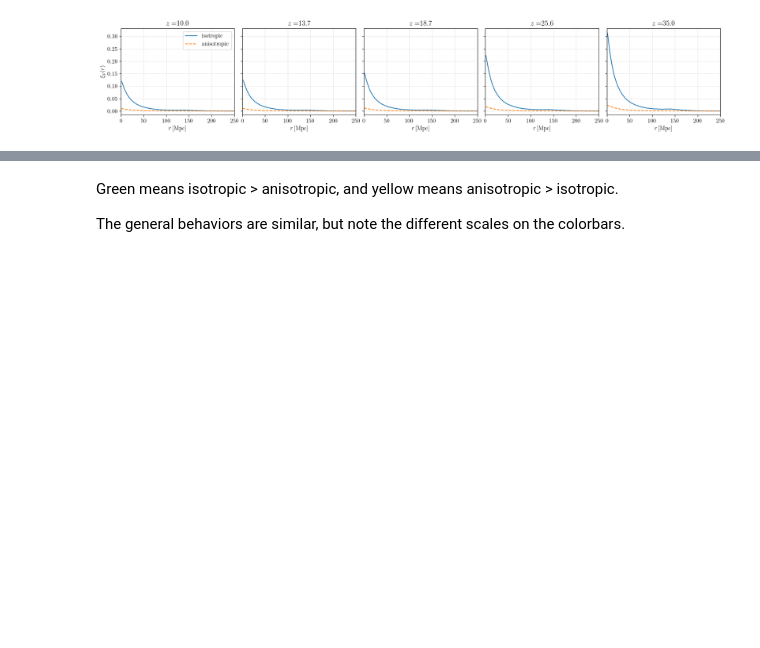
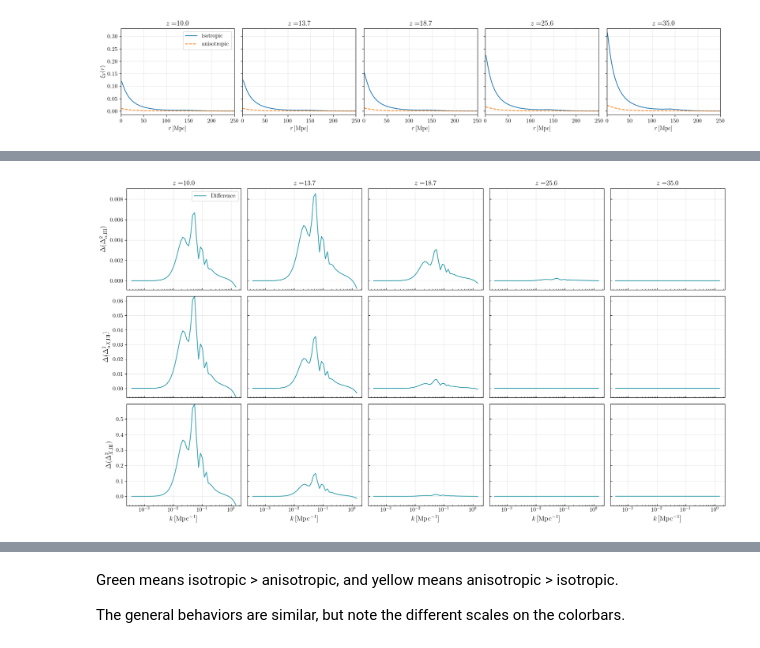
Before and after one commit to ryanyrzh/Zeus21, a Jupyter notebook: aniso_tests/corr_breakdown.ipynb, the cells around one changed output, grey strips where cells are left out. Saved outputs shown, nothing was run; the diff lists cells and outputs as text; code cells hidden in the pictures; blank space fills up the shorter version.

```diff
--- a/aniso_tests/corr_breakdown.ipynb
+++ b/aniso_tests/corr_breakdown.ipynb
@@ -345,0 +418,40 @@ To see the behavior of more composite correlation functions that do contribute l
+# %%
+Nz = zlist.shape[0]
+idxs = np.unique(np.linspace(0, Nz - 1, 5, dtype=int))
+
+fig, axes = plt.subplots(3, len(idxs), figsize=(18, 10), sharey='row', sharex=True)
+
+for ax, i in zip(axes[0], idxs):
+    ax.plot(klist, Deltasq_xa_III_diff[i, :], color="#309caa", label='Difference')
+    ax.set_xscale('log')
+    ax.set_ylim(Deltasq_xa_III_diff.min()*1.1, Deltasq_xa_III_diff.max())
+    ax.set_title(r"$z=${%.1f}" % (zlist[i]), fontsize=14)
+    ax.tick_params(axis='x', which='both', direction='in')
+    ax.grid(True, alpha=0.3)
+axes[0][0].set_ylabel(r'$\Delta(\Delta^2_{\alpha, \mathrm{III}})$', fontsize=14)
+axes[0][0].legend()
+
+for ax, i in zip(axes[1], idxs):
+    ax.plot(klist, Deltasq_xaTx_III_diff[i, :], color="#309caa", label='Difference')
+    ax.set_xscale('log')
+    ax.set_ylim(Deltasq_xaTx_III_diff.min()*1.1, Deltasq_xaTx_III_diff.max())
+    ax.tick_params(axis='x', which='both', direction='in')
+    ax.grid(True, alpha=0.3)
+axes[1][0].set_ylabel(r'$\Delta(\Delta^2_{\alpha X, \mathrm{III}})$', fontsize=14)
+
+for ax, i in zip(axes[2], idxs):
+    ax.plot(klist, Deltasq_Tx_III_diff[i, :], color="#309caa", label='Difference')
+    ax.set_xscale('log')
+    ax.set_ylim(Deltasq_Tx_III_diff.min()*1.1, Deltasq_Tx_III_diff.max())
+    ax.set_xlabel(r"$k\,[\mathrm{Mpc}^{-1}]$", fontsize=14)
+    ax.tick_params(axis='x', which='both', direction='in')
+    ax.grid(True, alpha=0.3)
+axes[2][0].set_ylabel(r'$\Delta(\Delta^2_{X, \mathrm{III}})$', fontsize=14)
+
+for row_axes in axes:
+    for ax in row_axes[1:]:
+        ax.tick_params(axis='y', which='both', labelleft=False, direction='in')
+
+plt.tight_layout()
+# %% [output]
+[figure, added]
```
Also changed, not shown: parts of 22 cells of this notebook.
